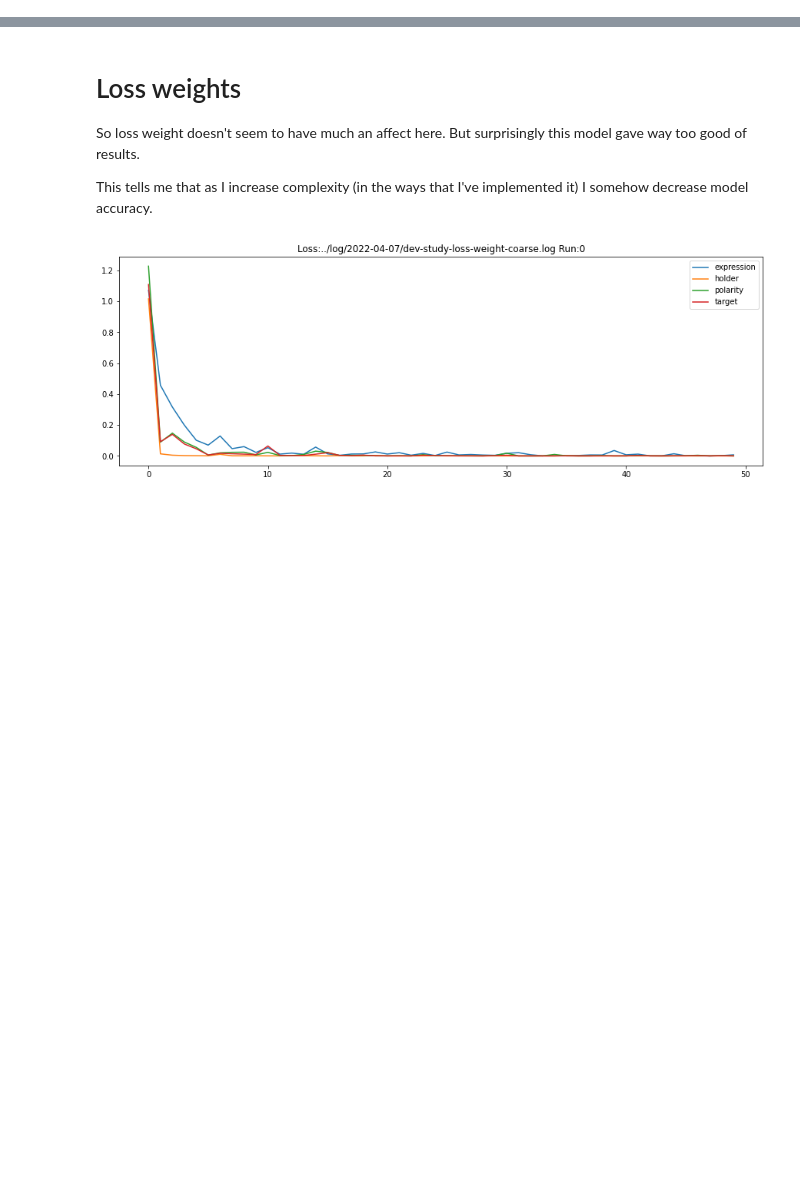
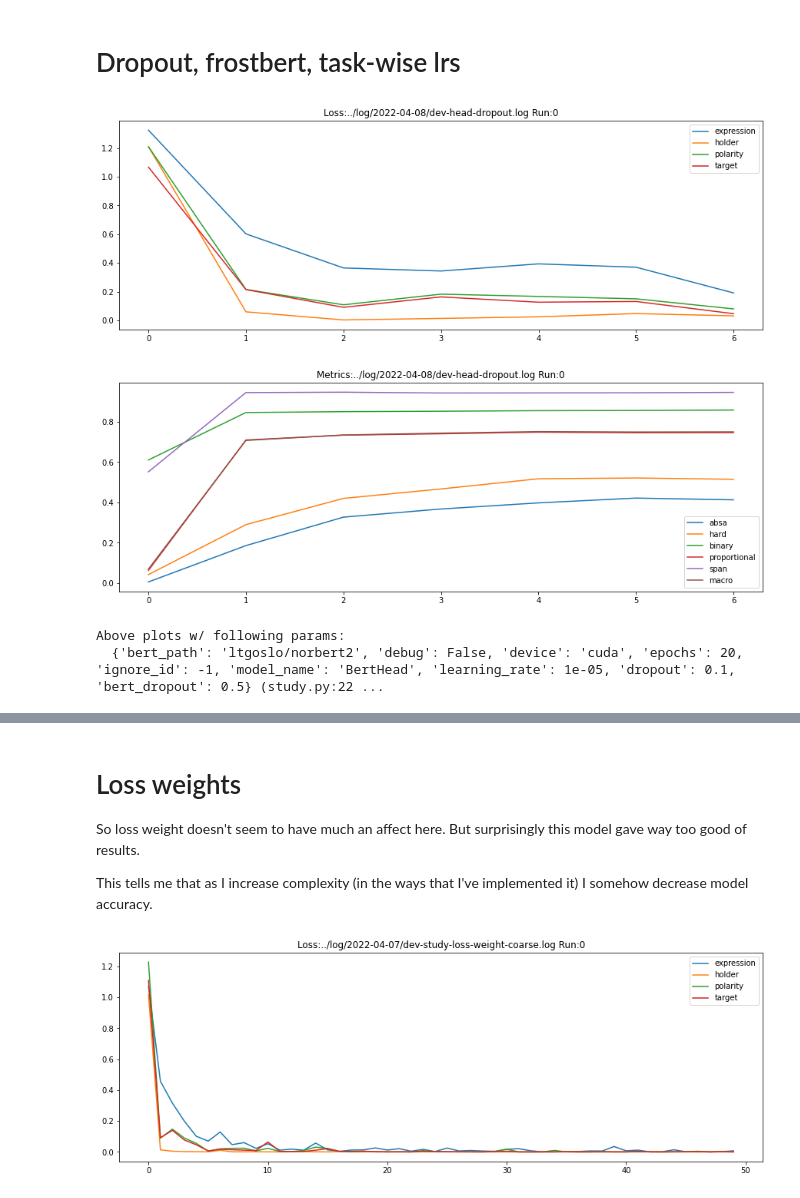
Before and after one commit to pmhalvor/fgsa, a Jupyter notebook: notebooks/hyper-head.ipynb, the cells around one changed output, grey strips where cells are left out. Saved outputs shown, nothing was run; the diff lists cells and outputs as text; code cells hidden in the pictures; blank space fills up the shorter version.

```diff
--- a/notebooks/hyper-head.ipynb
+++ b/notebooks/hyper-head.ipynb
@@ -5,3 +5,12 @@ import os
 sys.path.insert(0, os.getcwd().split('notebooks')[0])
 # %%
 from src.plot import show_study_loss
+# %% [markdown]
+# Dropout, frostbert, task-wise lrs
+# %%
+dropout = show_study_loss("../log/2022-04-08/dev-head-dropout.log")
+# %% [output]
+[figure, added]
+[figure, added]
+Above plots w/ following params:
+  {'bert_path': 'ltgoslo/norbert2', 'debug': False, 'device': 'cuda', 'epochs': 20, 'ignore_id': -1, 'model_name': 'BertHead', 'learning_rate': 1e-05, 'dropout': 0.1, 'bert_dropout': 0.5} (study.py:22 ...
```
Also changed, not shown: parts of 4 cells of this notebook, 4 other files.
